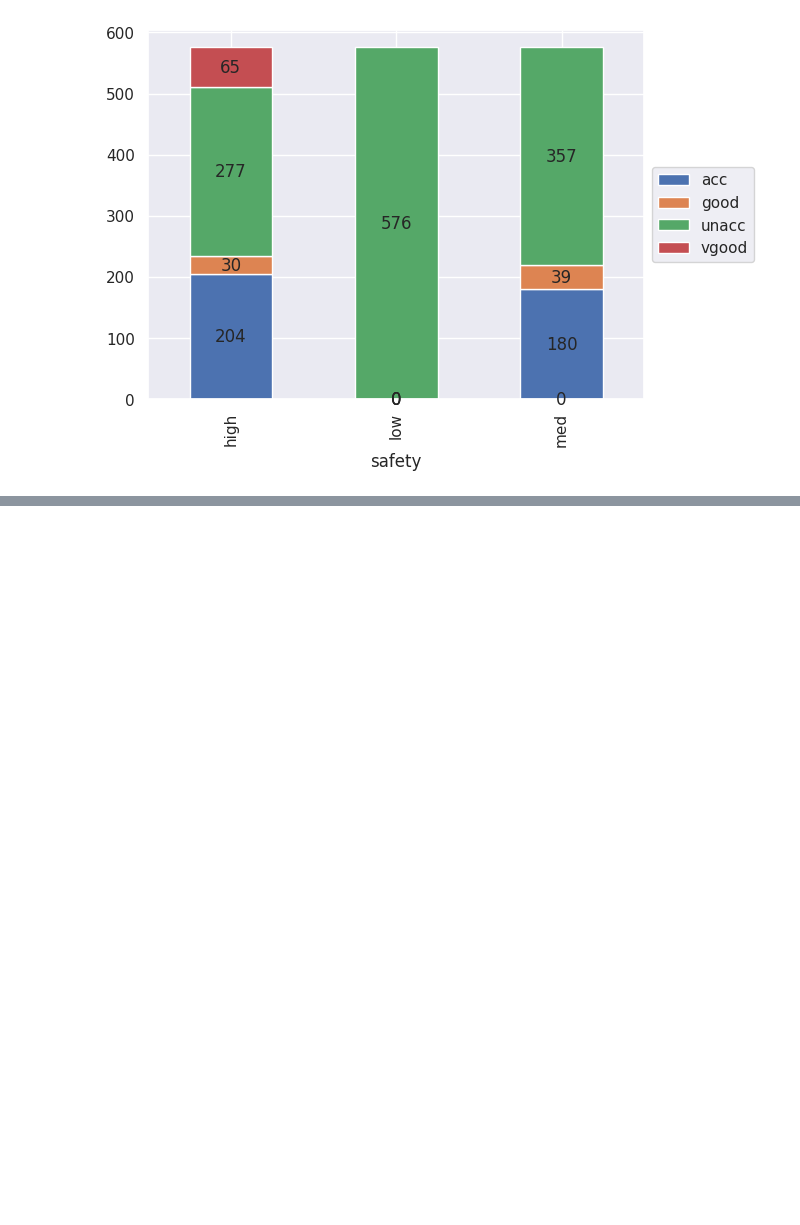
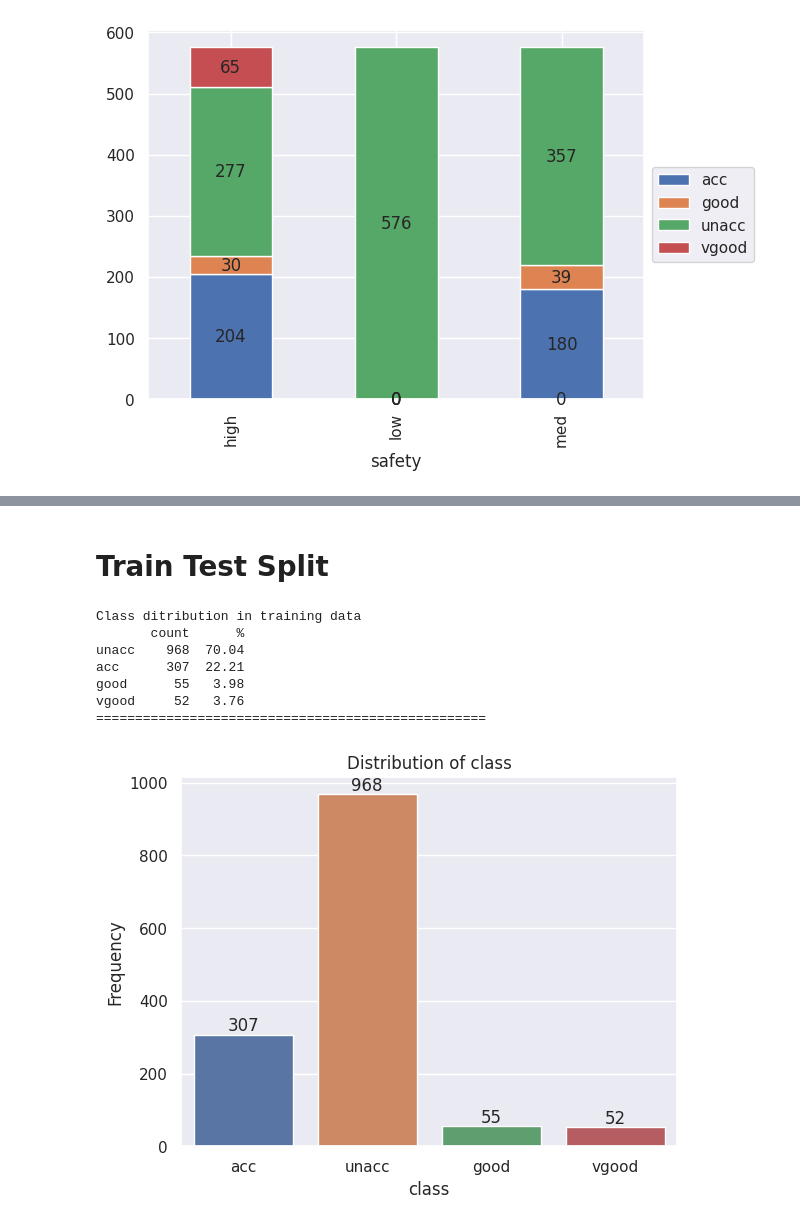
Before and after one commit to AyeshaAmjad-Astera/ML1-XAI, a Jupyter notebook: Project/notebooks/exploratory_analysis.ipynb, the cells around one changed output, grey strips where cells are left out. Saved outputs shown, nothing was run; the diff lists cells and outputs as text; code cells hidden in the pictures; blank space fills up the shorter version.

```diff
--- a/Project/notebooks/exploratory_analysis.ipynb
+++ b/Project/notebooks/exploratory_analysis.ipynb
@@ -132,3 +130,29 @@ Not Significant Associations
 | 13 | persons | lug_boot | 1.000000 |
 | 14 | persons | safety | 1.000000 |
 | 15 | lug_boot | safety | 1.000000 |
+# %% [markdown]
+# Train Test Split
+# %%
+X_train, y_train = data_loader.get_train_data()
+X_test, y_test = data_loader.get_test_data()
+# %%
+print('Class ditribution in training data')
+
+c = y_train.value_counts()
+p = y_train.value_counts(normalize=True).mul(100).round(2)
+train_dist = pd.concat([c, p], axis = 1, keys=['count', '%'])
+
+print(train_dist)
+
+print('='*50)
+
+visualization.plot_count(y_train)
+# %% [output]
+Class ditribution in training data
+       count      %
+unacc    968  70.04
+acc      307  22.21
+good      55   3.98
+vgood     52   3.76
+==================================================
+[figure, added]
```
Also changed, not shown: parts of 8 cells of this notebook, 3 other files.
